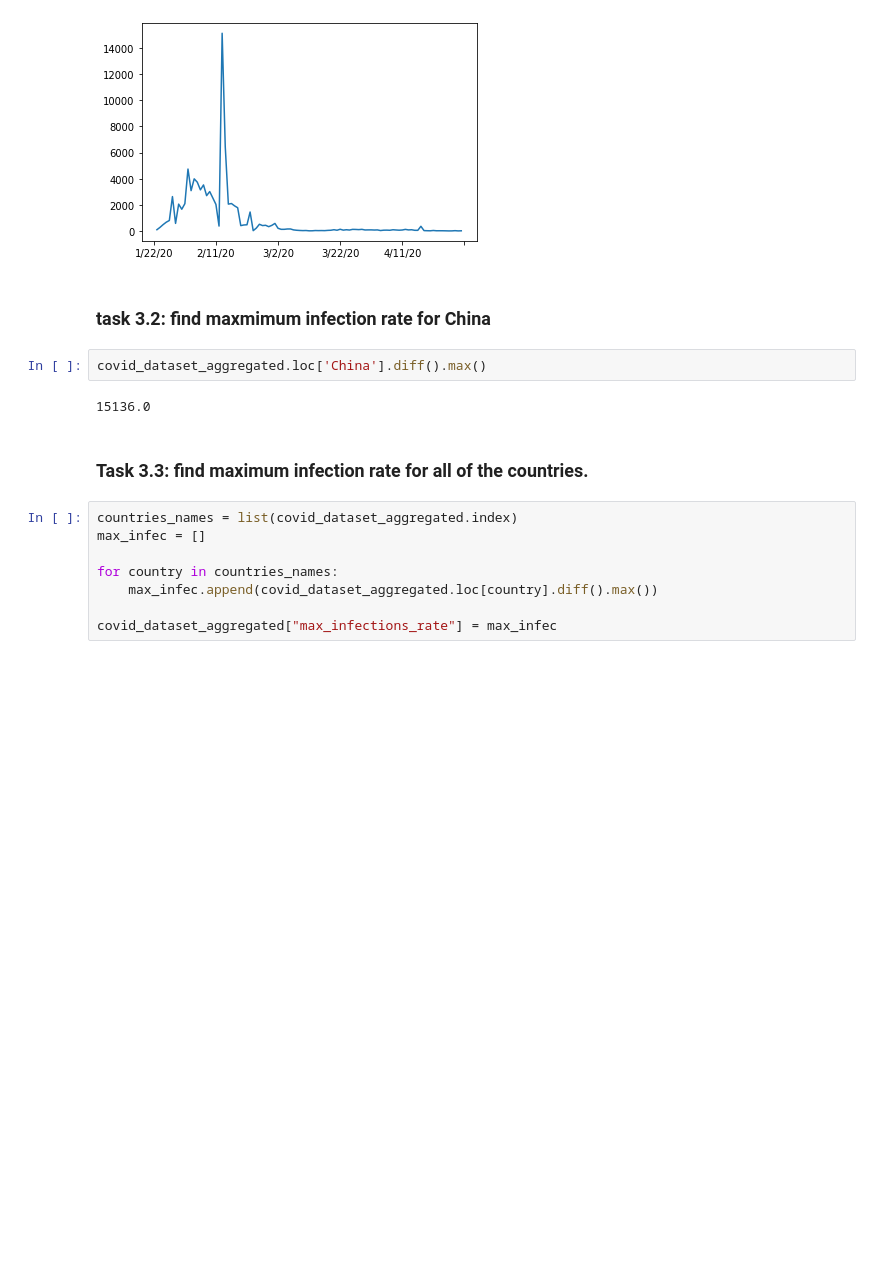
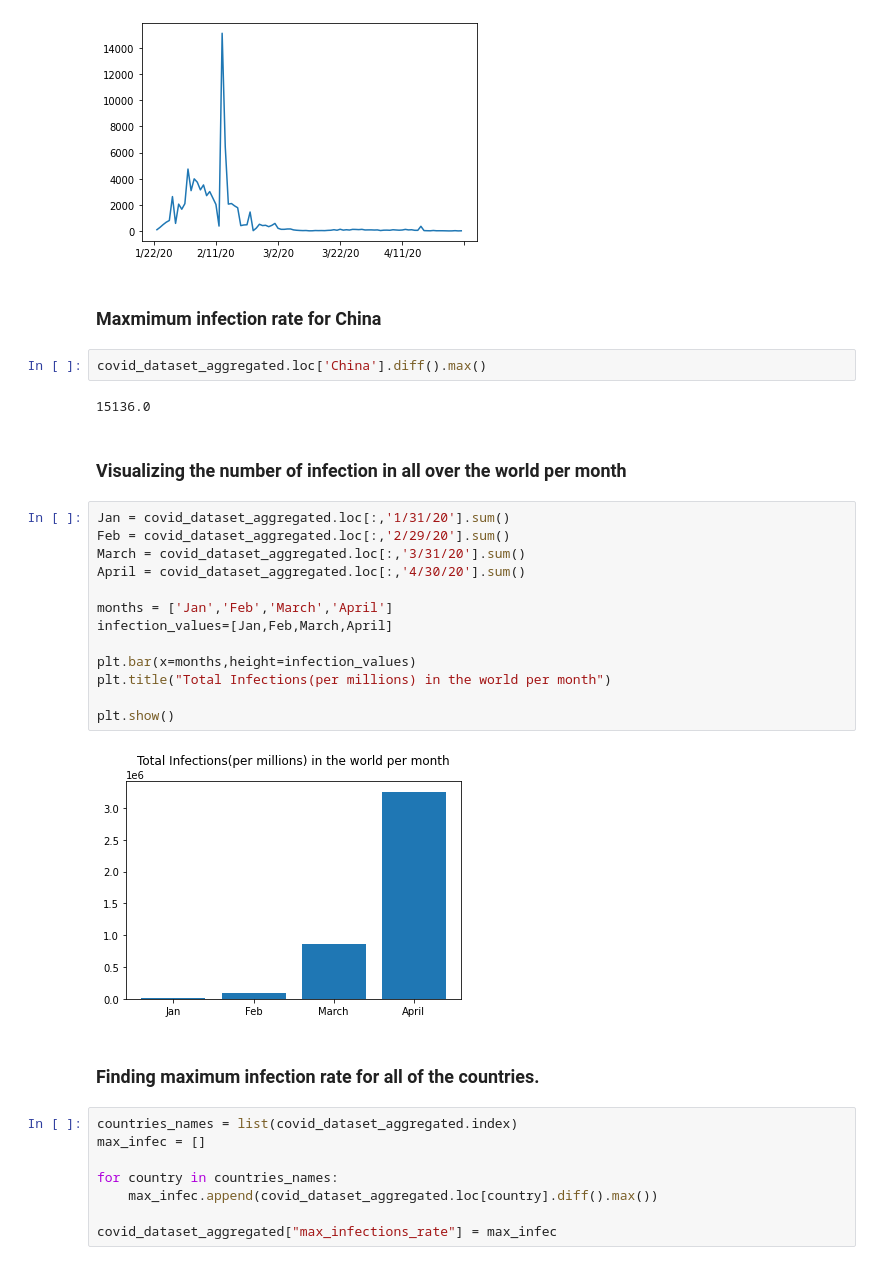
Before and after one commit to AnSaradar/Covid_Analysis, a Jupyter notebook: covid19 data analysis notebook.ipynb, the cells around one changed output. Saved outputs shown, nothing was run; the diff lists cells and outputs as text; blank space fills up the shorter version.

```diff
--- a/covid19 data analysis notebook.ipynb
+++ b/covid19 data analysis notebook.ipynb
@@ -81,13 +77,30 @@ covid_dataset_aggregated.loc['China'].diff().plot()
 <AxesSubplot: >
 [figure]
 # %% [markdown]
-### task 3.2: find maxmimum infection rate for China
+###  Maxmimum infection rate for China
 # %%
 covid_dataset_aggregated.loc['China'].diff().max()
 # %% [output]
 15136.0
+# %% [markdown]
+### Visualizing the number of infection in all over the world per month
+# %%
+Jan = covid_dataset_aggregated.loc[:,'1/31/20'].sum()
+Feb = covid_dataset_aggregated.loc[:,'2/29/20'].sum()
+March = covid_dataset_aggregated.loc[:,'3/31/20'].sum()
+April = covid_dataset_aggregated.loc[:,'4/30/20'].sum()
+
+months = ['Jan','Feb','March','April']
+infection_values=[Jan,Feb,March,April]
+
+plt.bar(x=months,height=infection_values)
+plt.title("Total Infections(per millions) in the world per month")
+
+plt.show()
+# %% [output]
+[figure, added]
 # %% [markdown]
-### Task 3.3: find maximum infection rate for all of the countries.
+###  Finding maximum infection rate for all of the countries.
 # %%
 countries_names = list(covid_dataset_aggregated.index)
 max_infec = []
```
Also changed, not shown: parts of 37 cells of this notebook.
